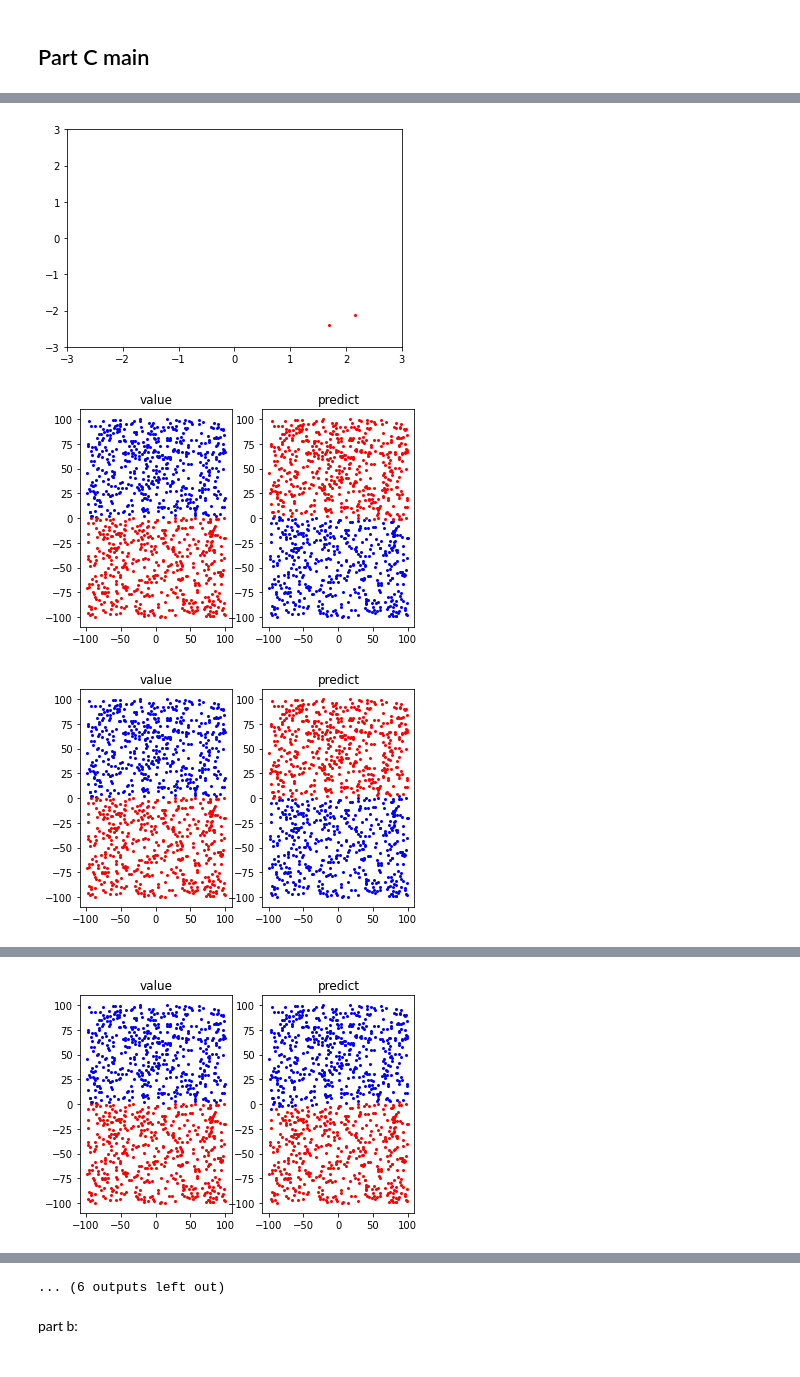
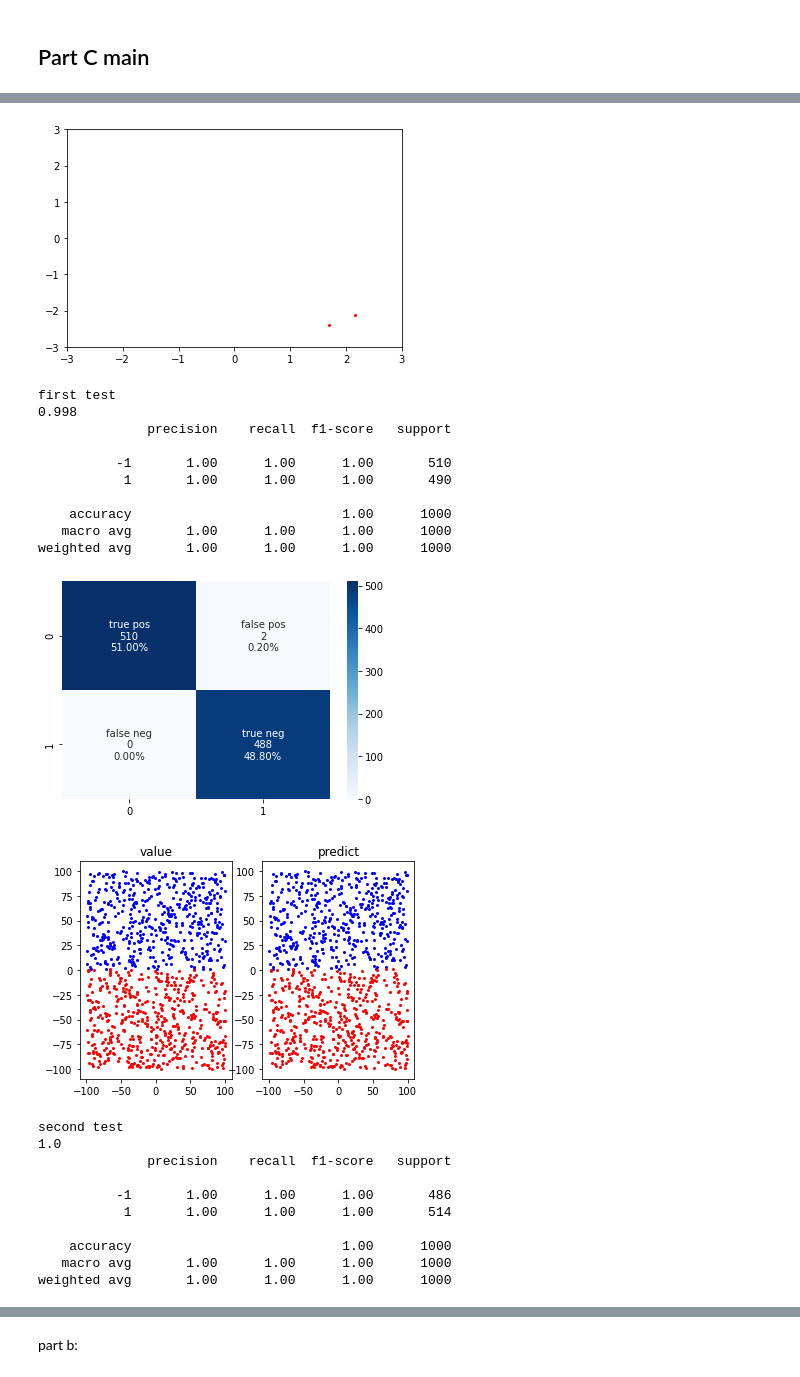
Before and after one commit to TaliaSeada/NeuroComputation_firstProject, a Jupyter notebook: C_D/C D.ipynb, the cells around one changed output, grey strips where cells are left out. Drawn from its saved outputs; the diff is of its cells as text; code cells hidden in the pictures.

```diff
--- a/C_D/C D.ipynb
+++ b/C_D/C D.ipynb
@@ -244,33 +244,53 @@ train = build_data_partA(1)
 net1=NeuralNetwork(0.1,train,(4,4))
 net1.fit()
 print("plotting train")
 plotting_train(train)
-net1.lookin(train)
+# net1.lookin(train)
 
 print("first test")
 first_test = build_data_partA(9)
 test_y=first_test[["value"]]
 pred1=net1.predict(first_test)
 print(net1.score(first_test,pred1))
 con_mat1 = confusion_matrix(pred1,test_y)
 confussion_matrix(con_mat1)
 print(classification_report(test_y, pred1))
 plotting_test(first_test)
 
 
 
 print("second test")
 second_test = build_data_partA(8)
 test_y=second_test[["value"]]
 pred2=net1.predict(second_test)
 print(net1.score(second_test,pred2))
 con_mat2 = confusion_matrix(pred2,test_y)
 confussion_matrix(con_mat2)
 print(classification_report(test_y, pred2))
 plotting_test(second_test)
 # %% [output]
 plotting train
 [figure]
 [figure]
+first test
+0.998
+              precision    recall  f1-score   support
+
+          -1       1.00      1.00      1.00       510
+           1       1.00      1.00      1.00       490
+
+    accuracy                           1.00      1000
+   macro avg       1.00      1.00      1.00      1000
+weighted avg       1.00      1.00      1.00      1000
-[figure, old version]
+[figure, new version]
-[figure, old version]
+[figure, new version]
+second test
+1.0
+              precision    recall  f1-score   support
+
+          -1       1.00      1.00      1.00       486
+           1       1.00      1.00      1.00       514
+
+    accuracy                           1.00      1000
+   macro avg       1.00      1.00      1.00      1000
+weighted avg       1.00      1.00      1.00      1000
@@ -279 +298,0 @@ plotting train
-[figure, removed]
@@ -284,4 +299,3 @@ plotting train
-... (6 outputs left out)
 # %%
 # net1.lookin(first_test)
 # %%
```
Also changed, not shown: parts of 6 cells of this notebook.
